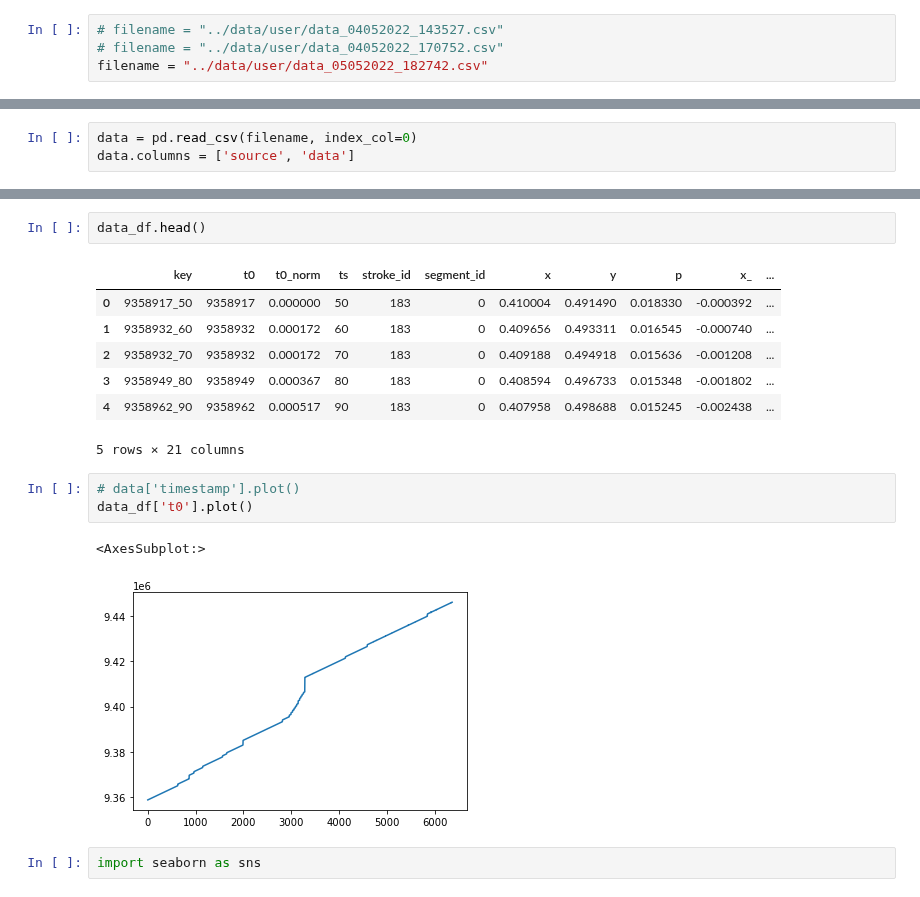
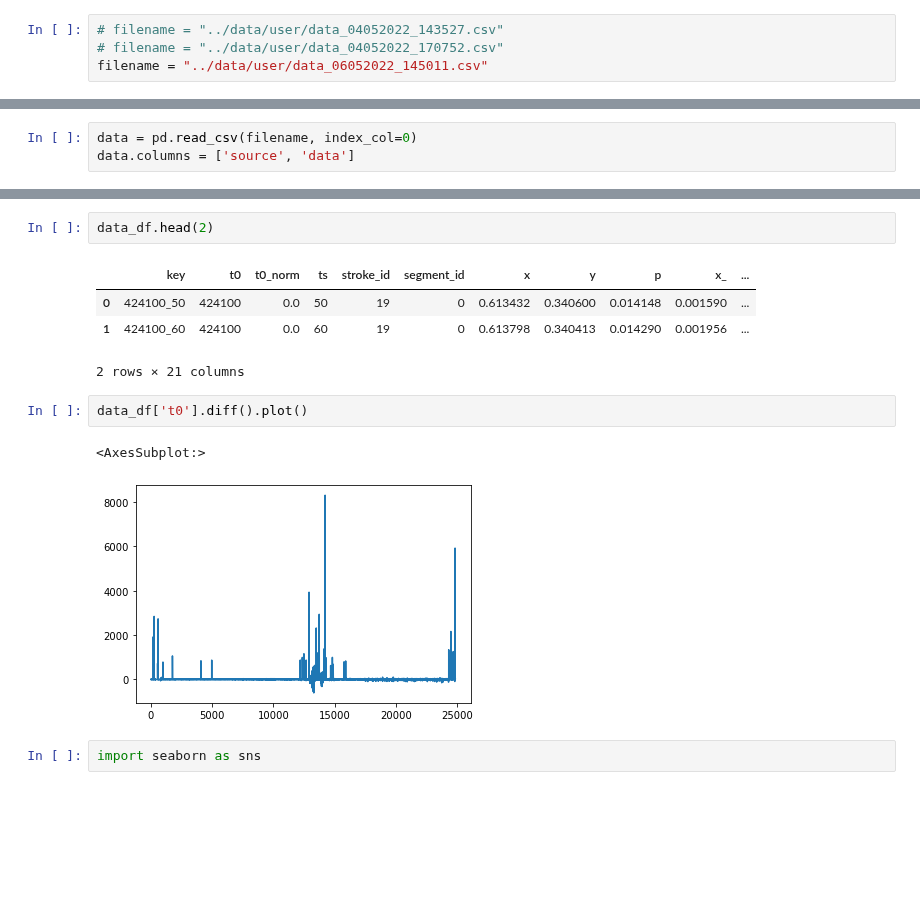
Before and after one commit to ircam-ismm/nime2022-elicitation-demo, a Jupyter notebook: notebooks/processing.ipynb, the cells around one changed output, grey strips where cells are left out. Drawn from its saved outputs; the diff is of its cells as text; blank space fills up the shorter version.

```diff
--- a/notebooks/processing.ipynb
+++ b/notebooks/processing.ipynb
@@ -8,7 +8,7 @@ processing = reload(processing)
 # %%
 # filename = "../data/user/data_04052022_143527.csv"
 # filename = "../data/user/data_04052022_170752.csv"
-filename = "../data/user/data_05052022_182742.csv"
+filename = "../data/user/data_06052022_145011.csv"
 # %% [markdown]
 ## all strokes
 # %%
@@ -28,18 +37,14 @@ KeyError 3283 {'xyp_sg': [0.024899333715439, 0.005689381621778, 0.00081603921717
 # %%
-data_df.head()
+data_df.head(2)
 # %% [output]
 |  | key | t0 | t0_norm | ts | stroke_id | segment_id | x | y | p | x_ | ... |
-| 0 | 9358917_50 | 9358917 | 0.000000 | 50 | 183 | 0 | 0.410004 | 0.491490 | 0.018330 | -0.000392 | ... |
-| 1 | 9358932_60 | 9358932 | 0.000172 | 60 | 183 | 0 | 0.409656 | 0.493311 | 0.016545 | -0.000740 | ... |
-| 2 | 9358932_70 | 9358932 | 0.000172 | 70 | 183 | 0 | 0.409188 | 0.494918 | 0.015636 | -0.001208 | ... |
-| 3 | 9358949_80 | 9358949 | 0.000367 | 80 | 183 | 0 | 0.408594 | 0.496733 | 0.015348 | -0.001802 | ... |
-| 4 | 9358962_90 | 9358962 | 0.000517 | 90 | 183 | 0 | 0.407958 | 0.498688 | 0.015245 | -0.002438 | ... |
+| 0 | 424100_50 | 424100 | 0.0 | 50 | 19 | 0 | 0.613432 | 0.340600 | 0.014148 | 0.001590 | ... |
+| 1 | 424100_60 | 424100 | 0.0 | 60 | 19 | 0 | 0.613798 | 0.340413 | 0.014290 | 0.001956 | ... |
-5 rows × 21 columns
+2 rows × 21 columns
 # %%
-# data['timestamp'].plot()
-data_df['t0'].plot()
+data_df['t0'].diff().plot()
 # %% [output]
 <AxesSubplot:>
-[figure, old version]
+[figure, new version]
 # %%
 import seaborn as sns
```
Also changed, not shown: parts of 16 cells of this notebook, 5 other files.
